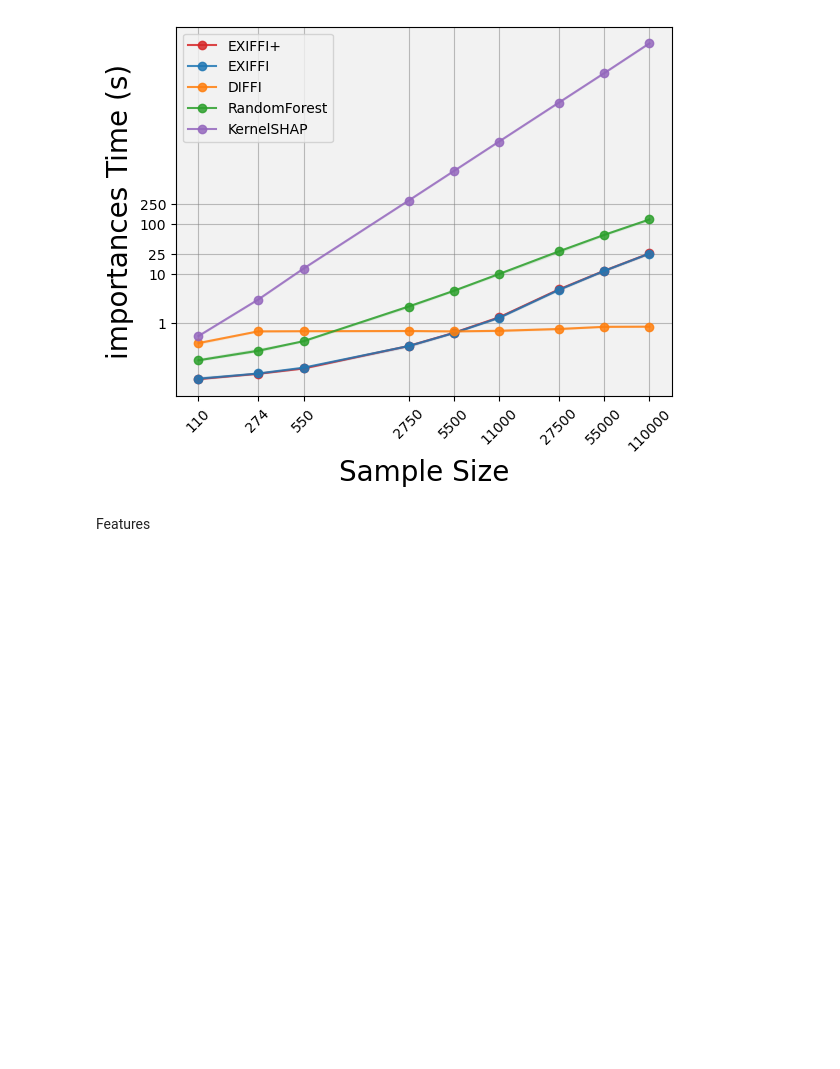
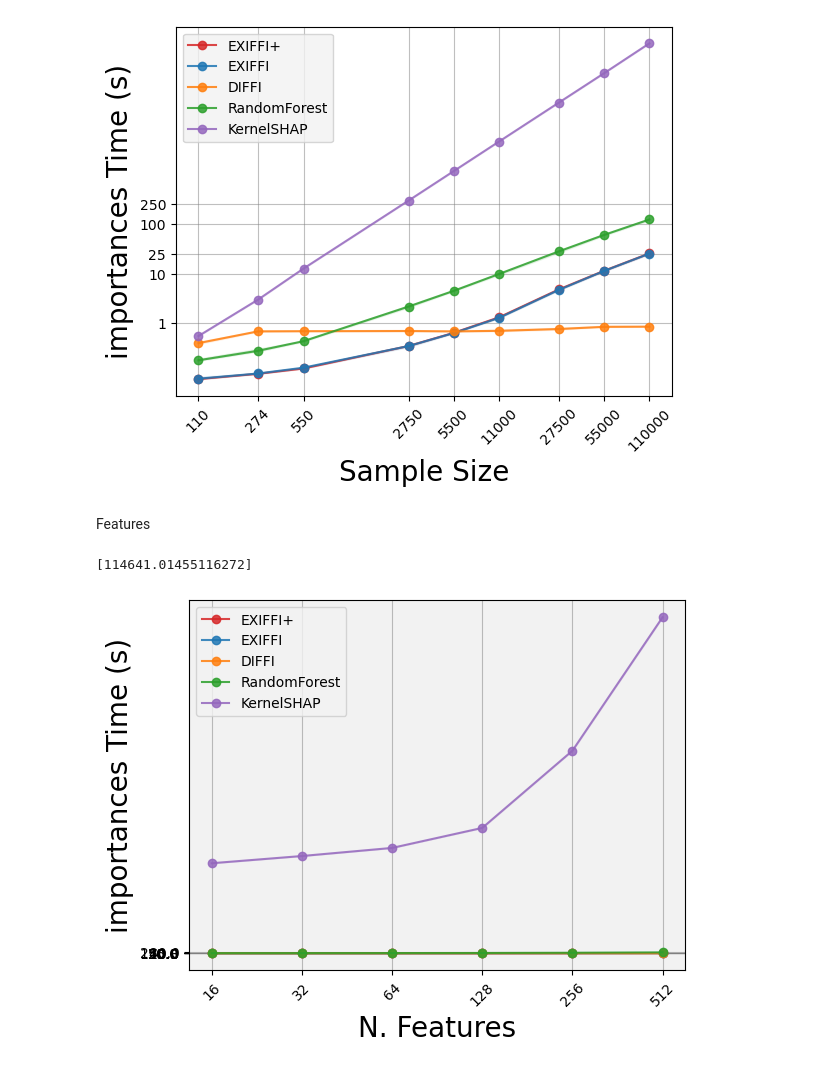
Before and after one commit to alessioarcudi/ExIFFI, a Jupyter notebook: notebooks/time_scaling_plots.ipynb, the cells around one changed output. Drawn from its saved outputs; the diff is of its cells as text; code cells hidden in the pictures; blank space fills up the shorter version.

Commit message:
Time Scaling plot importances features

```diff
--- a/notebooks/time_scaling_plots.ipynb
+++ b/notebooks/time_scaling_plots.ipynb
@@ -44,13 +44,10 @@ def get_shap_times(basepath,dataset_name):
     return ts_shap_dict['importances_time']
 # %%
 def get_vals(basepath,
+             dict_time,
              model,
              dataset_names,
-             type='predict',
-             dict_name='time_scaling_test_shap.pickle'):
-
-    with open(basepath + "/utils_reboot/" + dict_name, "rb") as file:
-        dict_time = pickle.load(file)
+             type='predict'):
 
     val_times=[]
     for d_name in dataset_names:
@@ -84,6 +81,9 @@ def plot_time_scaling1(basepath,
     elif plot_type == "features":
         sample_sizes=[data.shape[1] for data in datasets]
 
+    with open(basepath + "/utils_reboot/" + dict_name, "rb") as file:
+        dict_time = pickle.load(file)
+
     fig, ax = plt.subplots()
     plt.style.use('default')
     plt.rcParams['axes.facecolor'] = '#F2F2F2'
@@ -97,7 +97,7 @@ def plot_time_scaling1(basepath,
                                                         model=model,
                                                         dataset_names=dataset_names,
                                                         type=type,
-                                                        dict_name=dict_name)
+                                                        dict_time=dict_time)
         maxs.append(np.max(median_times))
         mins.append(np.min(median_times))
 
@@ -286,14 +296,20 @@ fig,ax=plot_time_scaling1(basepath=basepath,
 [figure]
 # %% [markdown]
 Features
+# %%
+ts_dict['importances']['KernelSHAP']['Xaxis_5000_512']
+# %% [output]
+[114641.01455116272]
 # %%
 fig,ax=plot_time_scaling1(basepath=basepath,
-                         model_names=model_names,
+                         model_names=model_names_importances,
                          dataset_names=dataset_names_features,
                          data_path=datapath_features,
                          plot_path=plot_path_features,
                          type="importances",
                          plot_type="features",
                          show_plot=True,
-                         save_plot=False,
-                         dict_name='time_scaling_test_acq2.pickle')
+                         save_plot=True,
+                         dict_name='time_scaling_test_dei_new.pickle')
+# %% [output]
+[figure, added]
```
Also changed, not shown: parts of 9 cells of this notebook, 3 other files.
